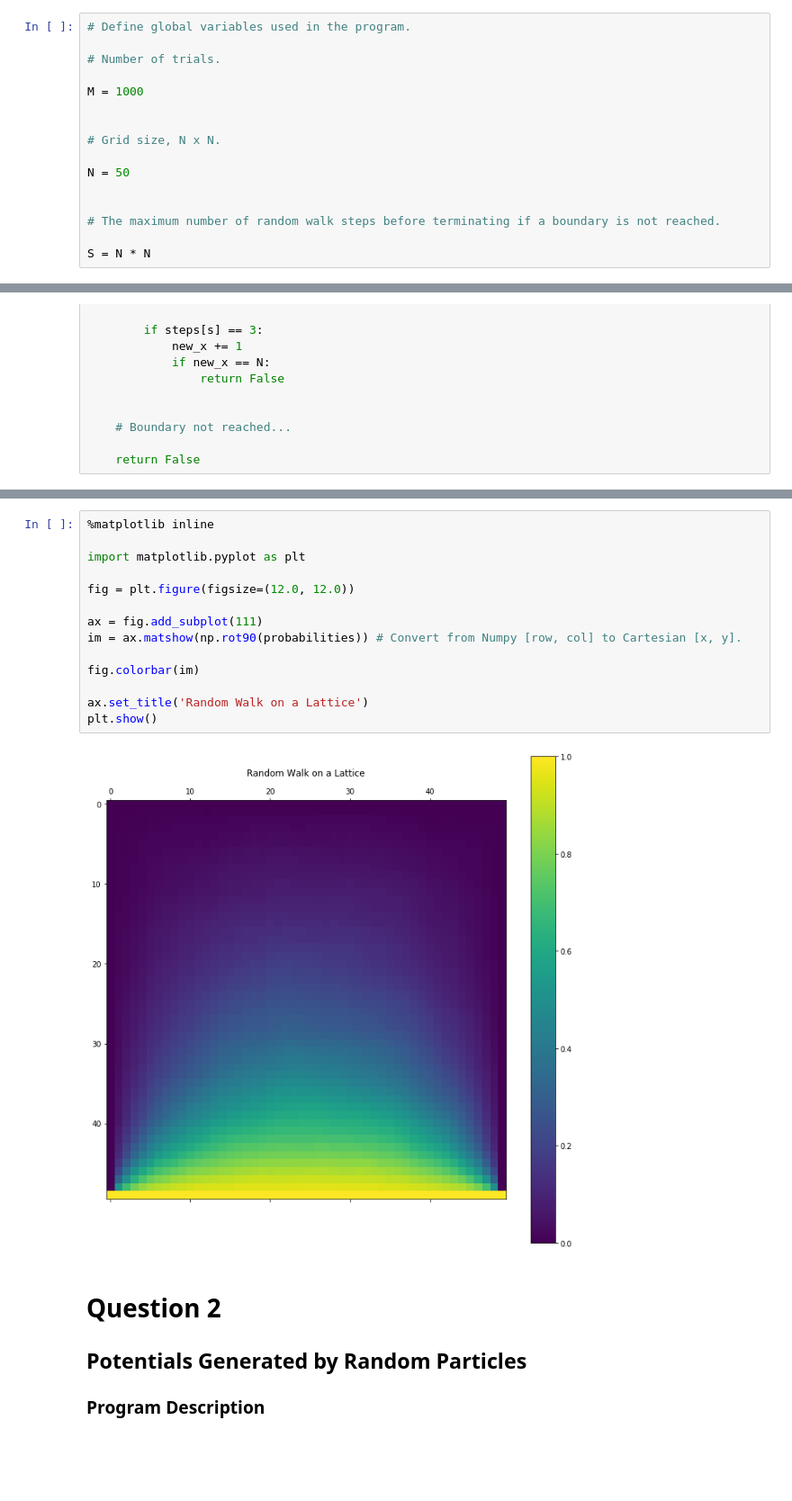
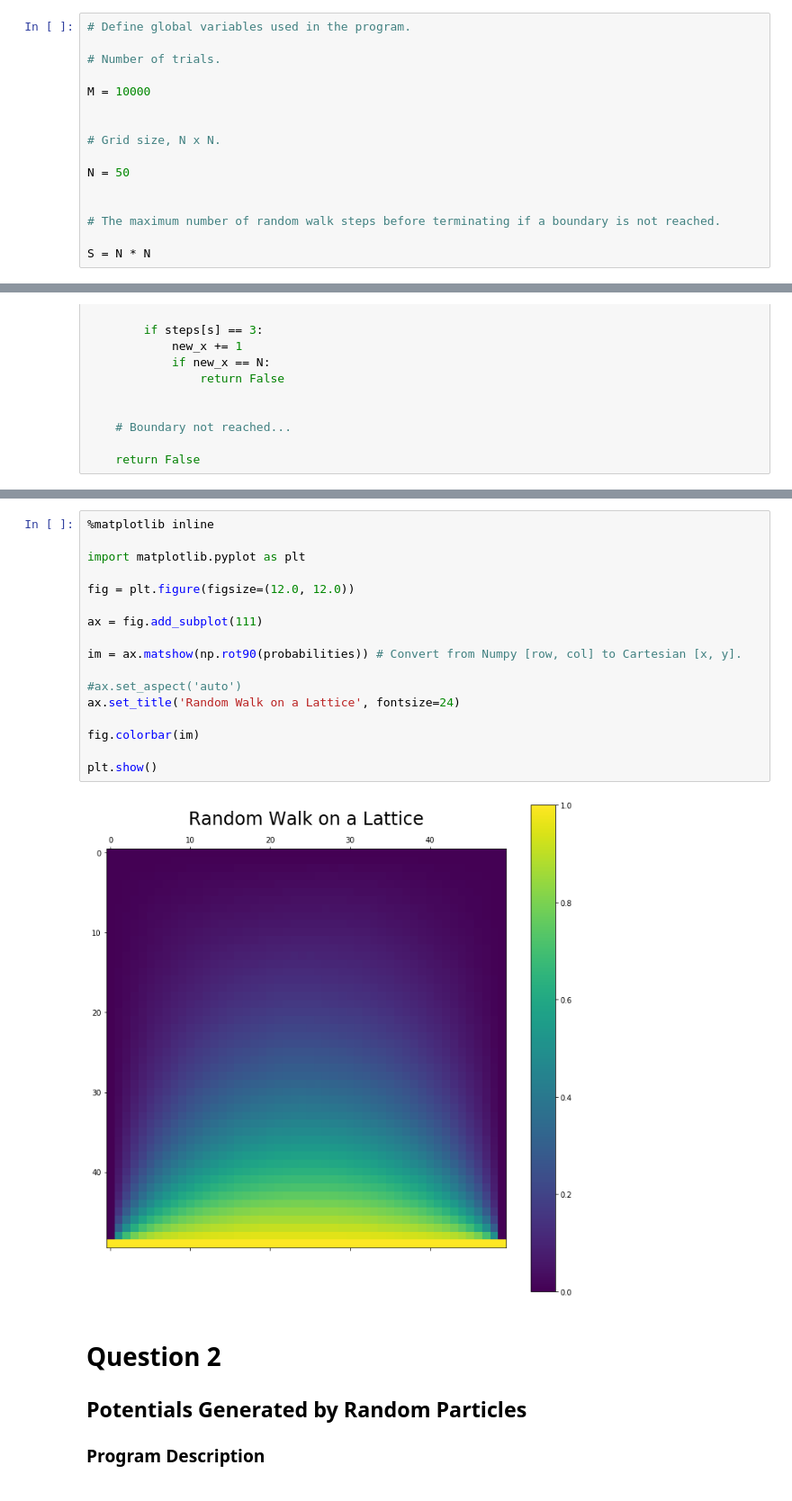
Before and after one commit to johnduffymsc/PHAS0102, a Jupyter notebook: assignment-1.ipynb, the cells around one changed output, grey strips where cells are left out. Shown at 90% size. Saved outputs shown, nothing was run; the diff lists cells and outputs as text; blank space fills up the shorter version.

```diff
--- a/assignment-1.ipynb
+++ b/assignment-1.ipynb
@@ -135,7 +135,7 @@ class Timer:
 
 # Number of trials.
 
-M = 1000
+M = 10000
 
 
 # Grid size, N x N.
@@ -289,19 +291,22 @@ print(probabilities)
 # %%
 %matplotlib inline
 
 import matplotlib.pyplot as plt
 
 fig = plt.figure(figsize=(12.0, 12.0))
 
 ax = fig.add_subplot(111)
+
 im = ax.matshow(np.rot90(probabilities)) # Convert from Numpy [row, col] to Cartesian [x, y].
+
+#ax.set_aspect('auto')
+ax.set_title('Random Walk on a Lattice', fontsize=24)
 
 fig.colorbar(im)
 
-ax.set_title('Random Walk on a Lattice')
 plt.show()
 # %% [output]
-[figure, old version]
+[figure, new version]
 # %% [markdown]
 # Question 2
 
```
Also changed, not shown: parts of 11 cells of this notebook.
